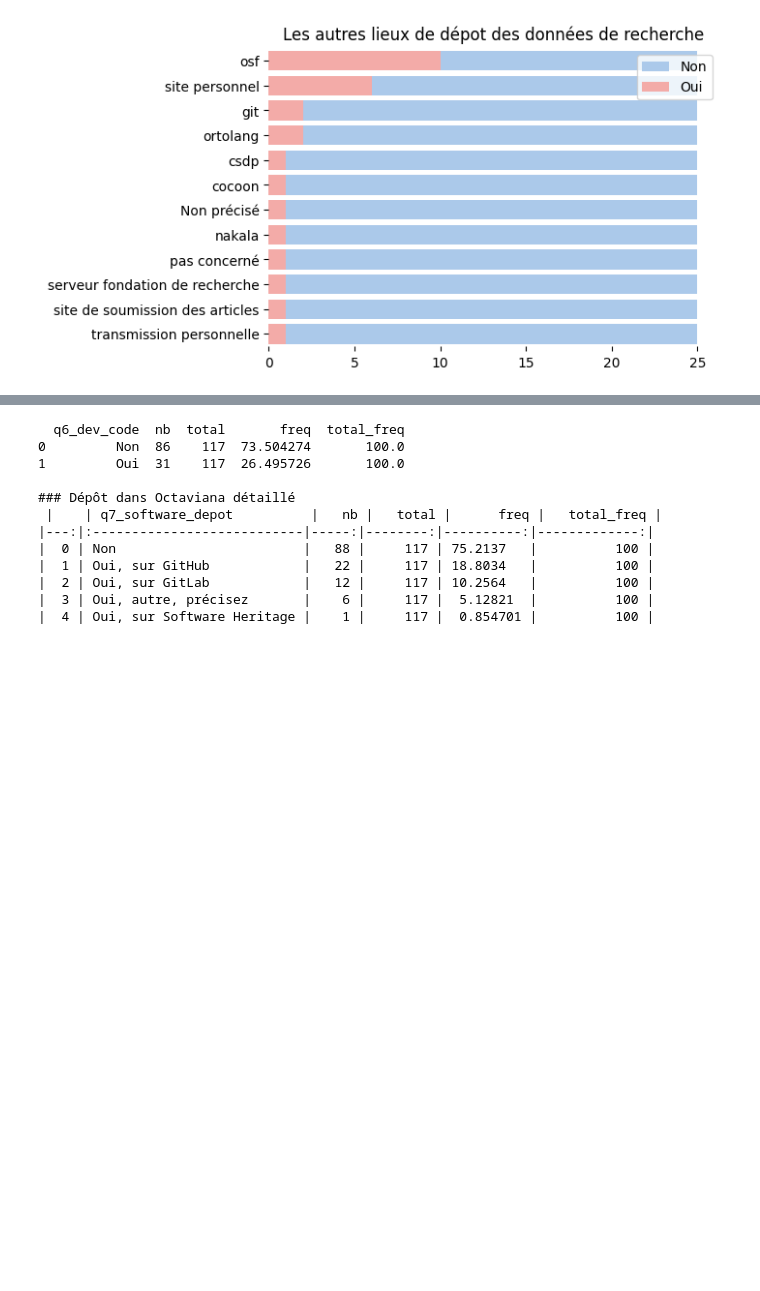
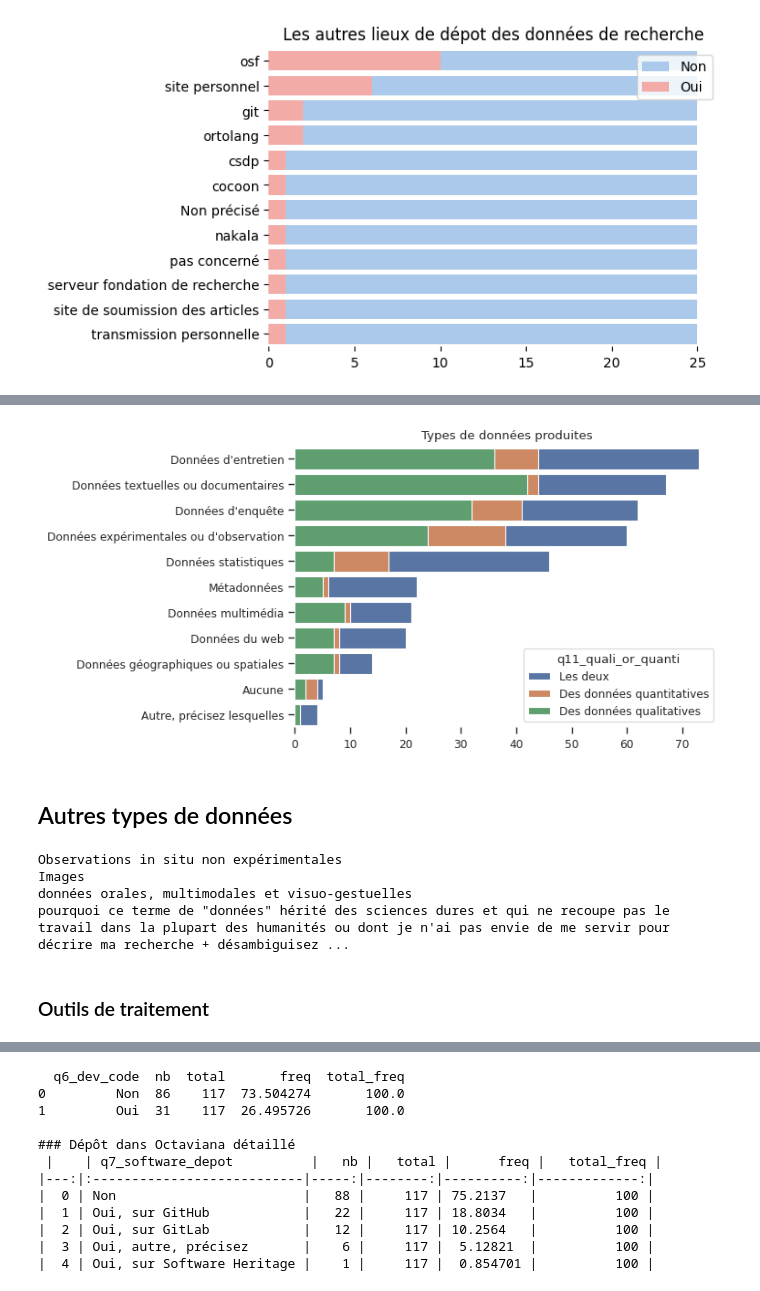
Before and after one commit to luneauaymeric/enquete_SO_p8, a Jupyter notebook: _build/jupyter_execute/script_analyse/connaissance_science_ouverte.ipynb, the cells around one changed output, grey strips where cells are left out. Drawn from its saved outputs; the diff is of its cells as text; code cells hidden in the pictures; blank space fills up the shorter version.

```diff
--- a/_build/jupyter_execute/script_analyse/connaissance_science_ouverte.ipynb
+++ b/_build/jupyter_execute/script_analyse/connaissance_science_ouverte.ipynb
@@ -203,0 +298,4 @@ plt.savefig(f"viz/autre_entrepot_rec.png", bbox_inches='tight', dpi = 200)
+# %%
+col= "q10_type_data"
+df_exp, gb_data = split_multiple_choices(df0, column=col, index="q45_clé", sep = '|')
+df_exp.q10_type_data
@@ -203,0 +315,4 @@ plt.savefig(f"viz/autre_entrepot_rec.png", bbox_inches='tight', dpi = 200)
+# %%
+cross_tab, cross_tab0 = tab_croise(df_exp,  "q10_type_data", "q11_quali_or_quanti", regroup_y = False, khideux = False)
+q10 = cross_tab0.cumsum(axis=1).stack().reset_index(name='nb').sort_values(by=["nb", "q11_quali_or_quanti"],  ascending=[False, False])
+cross_tab.sort_values(by=["Total"],  ascending=[False])
@@ -203,0 +333,31 @@ plt.savefig(f"viz/autre_entrepot_rec.png", bbox_inches='tight', dpi = 200)
+# %%
+fig, ax = plt.subplots(1, figsize=(6,4))
+
+sns.set_theme(style="ticks", context="paper")
+
+
+g = sns.barplot(x="nb", y="q10_type_data", data=q10, hue="q11_quali_or_quanti", dodge=False)
+
+titre = "Types de données produites"
+ax.yaxis.set_label_text("")
+ax.xaxis.set_label_text("")
+#ax.set_xticks(ticks = [x/10 for x in range(11)])
+ax.set_title(titre.replace("<i>","(").replace("</i>",")"))
+
+
+sns.despine(left=True, bottom=True)
+plt.savefig(f"viz/type_donnee_quali.png", bbox_inches='tight', dpi = 200)
+# %% [output]
+[figure, added]
+# %% [markdown]
+## Autres types de données
+# %%
+for x in df0.q10_other_type_data.loc[~df0.q10_other_type_data.isna()]:
+    print(x)
+# %% [output]
+Observations in situ non expérimentales
+Images
+données orales, multimodales et visuo-gestuelles
+pourquoi ce terme de "données" hérité des sciences dures et qui ne recoupe pas le travail dans la plupart des humanités ou dont je n'ai pas envie de me servir pour décrire ma recherche + désambiguisez ...
+# %% [markdown]
+### Outils de traitement
```
Also changed, not shown: parts of 24 cells of this notebook, 9 other files.
